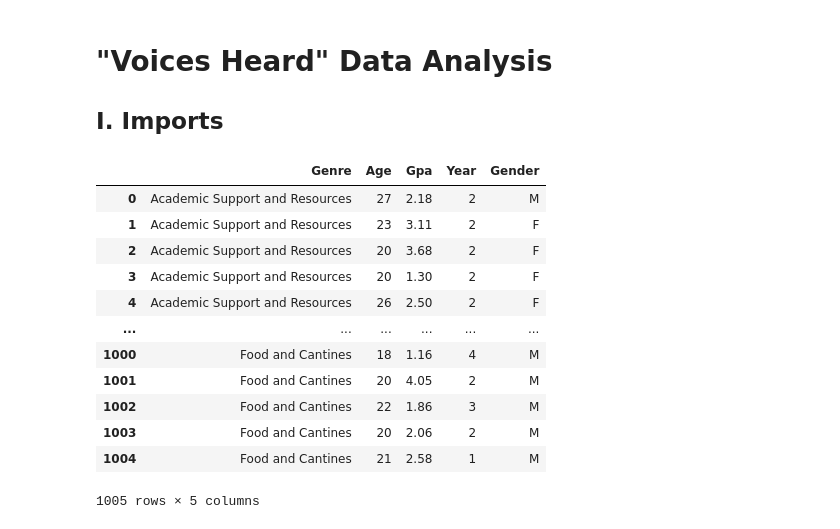
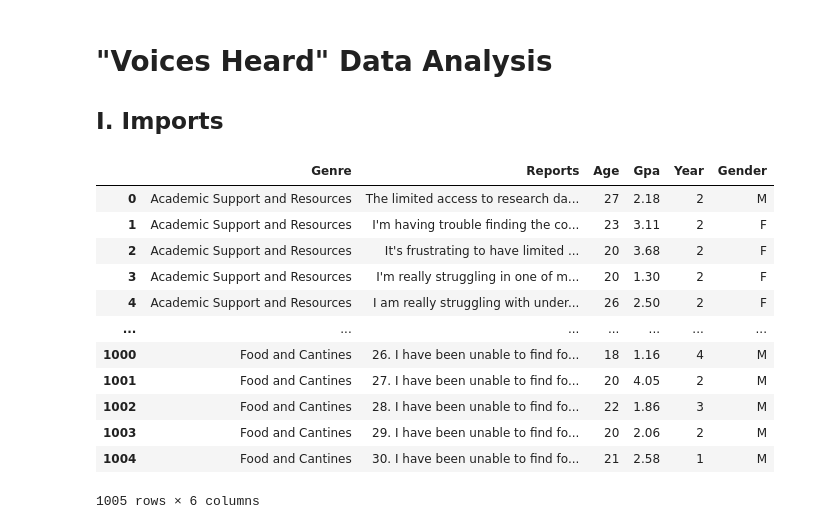
Before and after one commit to Road2Data/P3-Voices-Heard, a Jupyter notebook: primaryAnalysis.ipynb, the cells around one changed output. Drawn from its saved outputs; the diff is of its cells as text; code cells hidden in the pictures.

```diff
--- a/primaryAnalysis.ipynb
+++ b/primaryAnalysis.ipynb
@@ -19,19 +19,19 @@ from sklearn.tree import DecisionTreeClassifier
 from sklearn.metrics import classification_report, confusion_matrix
 # %%
 df = pd.read_csv("data/voicesHeard.csv")
-df = df.drop(labels=["Reports", "Count"], axis=1)
+df = df.drop(labels="Count", axis=1)
 df
 # %% [output]
-|  | Genre | Age | Gpa | Year | Gender |
-| 0 | Academic Support and Resources | 27 | 2.18 | 2 | M |
-| 1 | Academic Support and Resources | 23 | 3.11 | 2 | F |
-| 2 | Academic Support and Resources | 20 | 3.68 | 2 | F |
-| 3 | Academic Support and Resources | 20 | 1.30 | 2 | F |
-| 4 | Academic Support and Resources | 26 | 2.50 | 2 | F |
-| ... | ... | ... | ... | ... | ... |
-| 1000 | Food and Cantines | 18 | 1.16 | 4 | M |
-| 1001 | Food and Cantines | 20 | 4.05 | 2 | M |
-| 1002 | Food and Cantines | 22 | 1.86 | 3 | M |
-| 1003 | Food and Cantines | 20 | 2.06 | 2 | M |
-| 1004 | Food and Cantines | 21 | 2.58 | 1 | M |
+|  | Genre | Reports | Age | Gpa | Year | Gender |
+| 0 | Academic Support and Resources | The limited access to research da... | 27 | 2.18 | 2 | M |
+| 1 | Academic Support and Resources | I'm having trouble finding the co... | 23 | 3.11 | 2 | F |
+| 2 | Academic Support and Resources | It's frustrating to have limited ... | 20 | 3.68 | 2 | F |
+| 3 | Academic Support and Resources | I'm really struggling in one of m... | 20 | 1.30 | 2 | F |
+| 4 | Academic Support and Resources | I am really struggling with under... | 26 | 2.50 | 2 | F |
+| ... | ... | ... | ... | ... | ... | ... |
+| 1000 | Food and Cantines | 26. I have been unable to find fo... | 18 | 1.16 | 4 | M |
+| 1001 | Food and Cantines | 27. I have been unable to find fo... | 20 | 4.05 | 2 | M |
+| 1002 | Food and Cantines | 28. I have been unable to find fo... | 22 | 1.86 | 3 | M |
+| 1003 | Food and Cantines | 29. I have been unable to find fo... | 20 | 2.06 | 2 | M |
+| 1004 | Food and Cantines | 30. I have been unable to find fo... | 21 | 2.58 | 1 | M |
-1005 rows × 5 columns
+1005 rows × 6 columns
```
Also changed, not shown: parts of 14 cells of this notebook.
